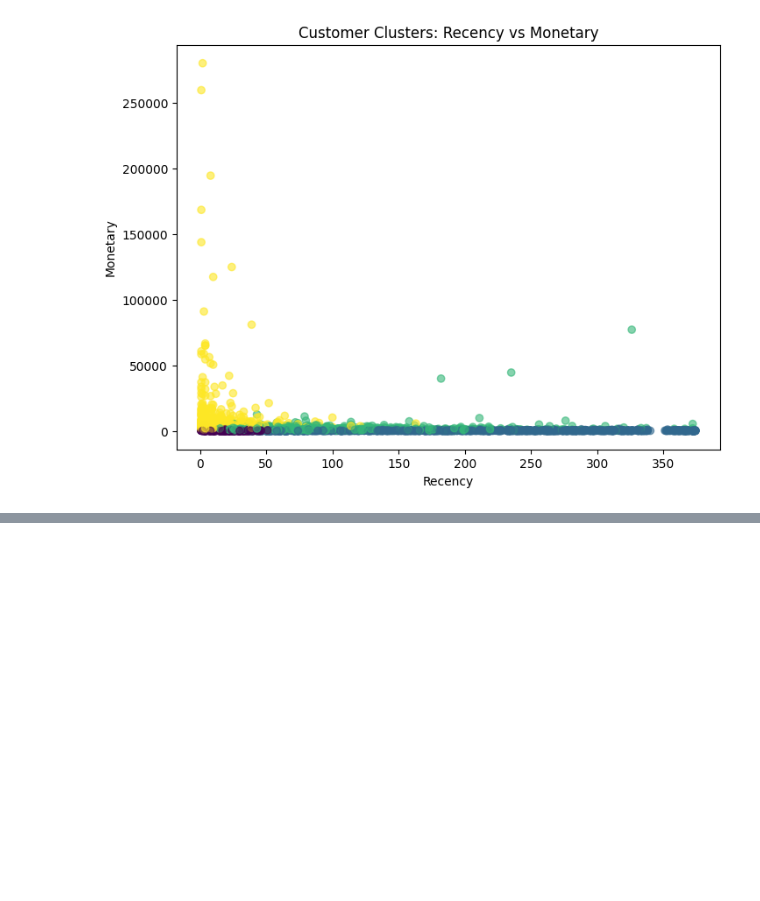
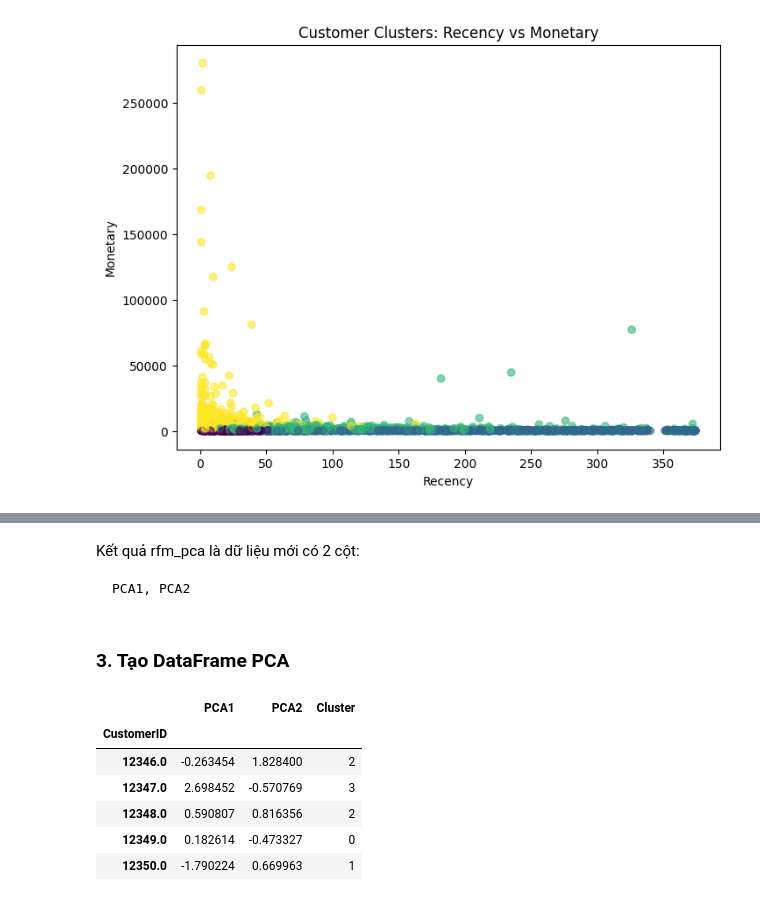
Before and after one commit to TDT1401/Fundamentals_of_Artificial_Intelligence, a Jupyter notebook: machine_learning/exercises/ex_ecommerce_clustering_kmeans .ipynb, the cells around one changed output, grey strips where cells are left out. Saved outputs shown, nothing was run; the diff lists cells and outputs as text; code cells hidden in the pictures; blank space fills up the shorter version.

````diff
--- a/machine_learning/exercises/ex_ecommerce_clustering_kmeans .ipynb
+++ b/machine_learning/exercises/ex_ecommerce_clustering_kmeans .ipynb
@@ -346,0 +394,25 @@ plt.show()
+# %% [markdown]
+Kết quả rfm_pca là dữ liệu mới có 2 cột:
+```
+PCA1, PCA2
+```
+# %% [markdown]
+### 3. Tạo DataFrame PCA
+# %%
+pca_df = pd.DataFrame(
+    data=rfm_pca,
+    columns=["PCA1", "PCA2"],
+    index=rfm.index
+)
+
+pca_df["Cluster"] = rfm["Cluster"].values
+
+pca_df.head()
+# %% [output]
+|  | PCA1 | PCA2 | Cluster |
+| CustomerID |  |  |  |
+| 12346.0 | -0.263454 | 1.828400 | 2 |
+| 12347.0 | 2.698452 | -0.570769 | 3 |
+| 12348.0 | 0.590807 | 0.816356 | 2 |
+| 12349.0 | 0.182614 | -0.473327 | 0 |
+| 12350.0 | -1.790224 | 0.669963 | 1 |
````
Also changed, not shown: parts of 17 cells of this notebook.
